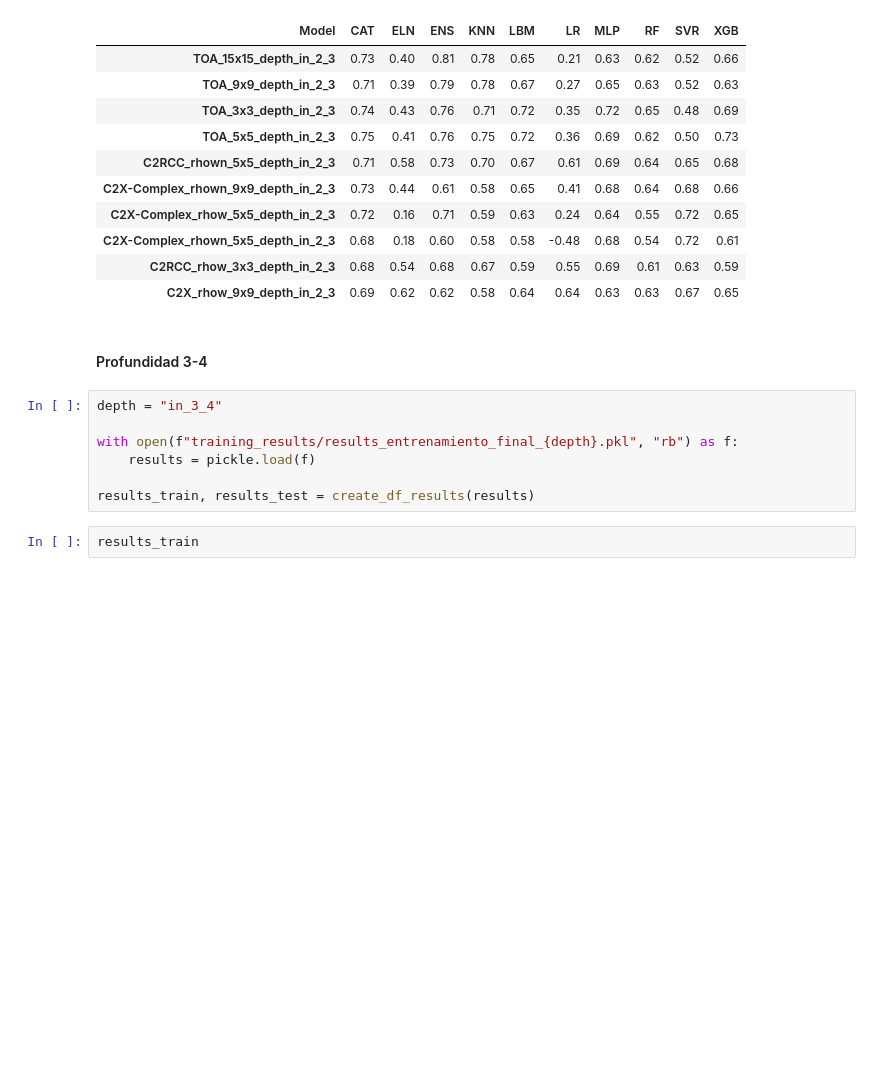
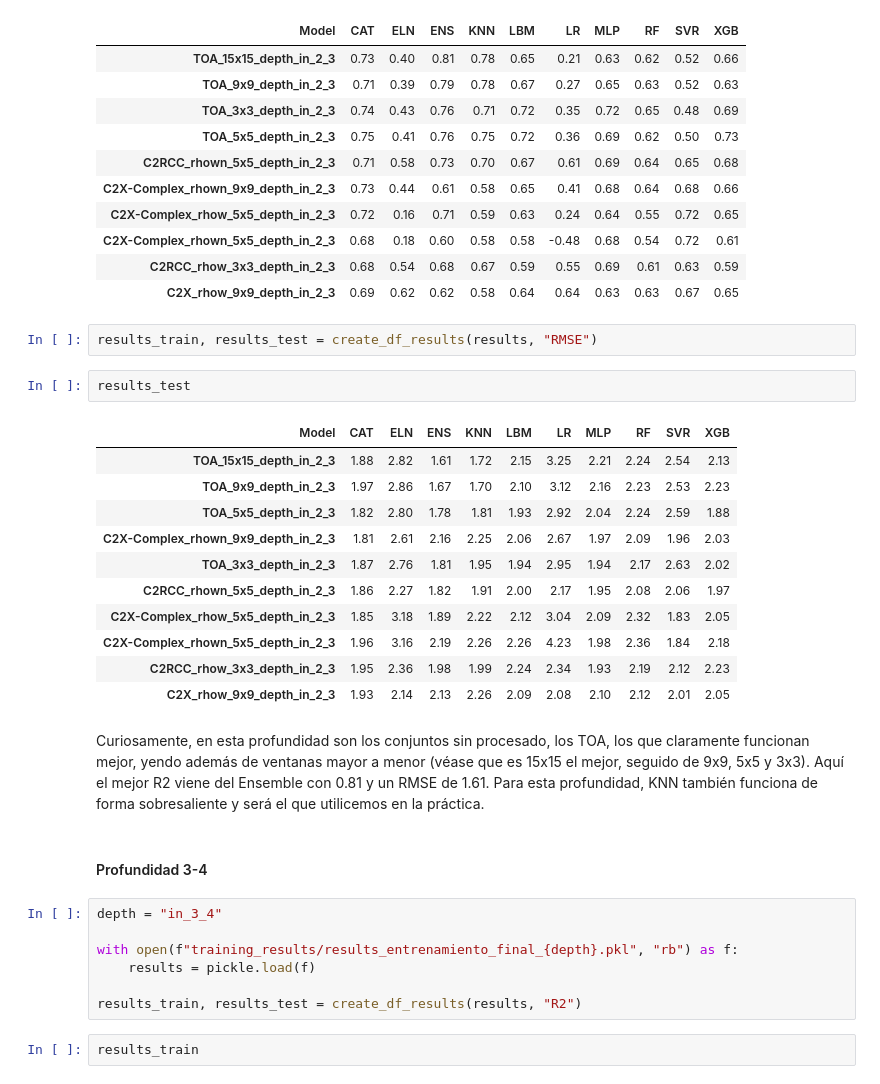
Before and after one commit to Antonio-MI/mar-menor-chl, a Jupyter notebook: Entrenamiento_Final.ipynb, the cells around one changed output. Drawn from its saved outputs; the diff is of its cells as text; blank space fills up the shorter version.

```diff
--- a/Entrenamiento_Final.ipynb
+++ b/Entrenamiento_Final.ipynb
@@ -713,6 +763,24 @@ results_test
 | C2X-Complex_rhown_5x5_depth_in_2_3 | 0.68 | 0.18 | 0.60 | 0.58 | 0.58 | -0.48 | 0.68 | 0.54 | 0.72 | 0.61 |
 | C2RCC_rhow_3x3_depth_in_2_3 | 0.68 | 0.54 | 0.68 | 0.67 | 0.59 | 0.55 | 0.69 | 0.61 | 0.63 | 0.59 |
 | C2X_rhow_9x9_depth_in_2_3 | 0.69 | 0.62 | 0.62 | 0.58 | 0.64 | 0.64 | 0.63 | 0.63 | 0.67 | 0.65 |
+# %%
+results_train, results_test = create_df_results(results, "RMSE")
+# %%
+results_test
+# %% [output]
+| Model | CAT | ELN | ENS | KNN | LBM | LR | MLP | RF | SVR | XGB |
+| TOA_15x15_depth_in_2_3 | 1.88 | 2.82 | 1.61 | 1.72 | 2.15 | 3.25 | 2.21 | 2.24 | 2.54 | 2.13 |
+| TOA_9x9_depth_in_2_3 | 1.97 | 2.86 | 1.67 | 1.70 | 2.10 | 3.12 | 2.16 | 2.23 | 2.53 | 2.23 |
+| TOA_5x5_depth_in_2_3 | 1.82 | 2.80 | 1.78 | 1.81 | 1.93 | 2.92 | 2.04 | 2.24 | 2.59 | 1.88 |
+| C2X-Complex_rhown_9x9_depth_in_2_3 | 1.81 | 2.61 | 2.16 | 2.25 | 2.06 | 2.67 | 1.97 | 2.09 | 1.96 | 2.03 |
+| TOA_3x3_depth_in_2_3 | 1.87 | 2.76 | 1.81 | 1.95 | 1.94 | 2.95 | 1.94 | 2.17 | 2.63 | 2.02 |
+| C2RCC_rhown_5x5_depth_in_2_3 | 1.86 | 2.27 | 1.82 | 1.91 | 2.00 | 2.17 | 1.95 | 2.08 | 2.06 | 1.97 |
+| C2X-Complex_rhow_5x5_depth_in_2_3 | 1.85 | 3.18 | 1.89 | 2.22 | 2.12 | 3.04 | 2.09 | 2.32 | 1.83 | 2.05 |
+| C2X-Complex_rhown_5x5_depth_in_2_3 | 1.96 | 3.16 | 2.19 | 2.26 | 2.26 | 4.23 | 1.98 | 2.36 | 1.84 | 2.18 |
+| C2RCC_rhow_3x3_depth_in_2_3 | 1.95 | 2.36 | 1.98 | 1.99 | 2.24 | 2.34 | 1.93 | 2.19 | 2.12 | 2.23 |
+| C2X_rhow_9x9_depth_in_2_3 | 1.93 | 2.14 | 2.13 | 2.26 | 2.09 | 2.08 | 2.10 | 2.12 | 2.01 | 2.05 |
+# %% [markdown]
+Curiosamente, en esta profundidad son los conjuntos sin procesado, los TOA, los que claramente funcionan mejor, yendo además de ventanas mayor a menor (véase que es 15x15 el mejor, seguido de 9x9, 5x5 y 3x3). Aquí el mejor R2 viene del Ensemble con 0.81 y un RMSE de 1.61. Para esta profundidad, KNN también funciona de forma sobresaliente y será el que utilicemos en la práctica.
 # %% [markdown]
 #### Profundidad 3-4
 # %%
@@ -721,7 +789,7 @@ depth = "in_3_4"
 with open(f"training_results/results_entrenamiento_final_{depth}.pkl", "rb") as f:
     results = pickle.load(f)
 
-results_train, results_test = create_df_results(results)
+results_train, results_test = create_df_results(results, "R2")
 # %%
 results_train
 # %% [output]
```
Also changed, not shown: parts of 13 cells of this notebook.
